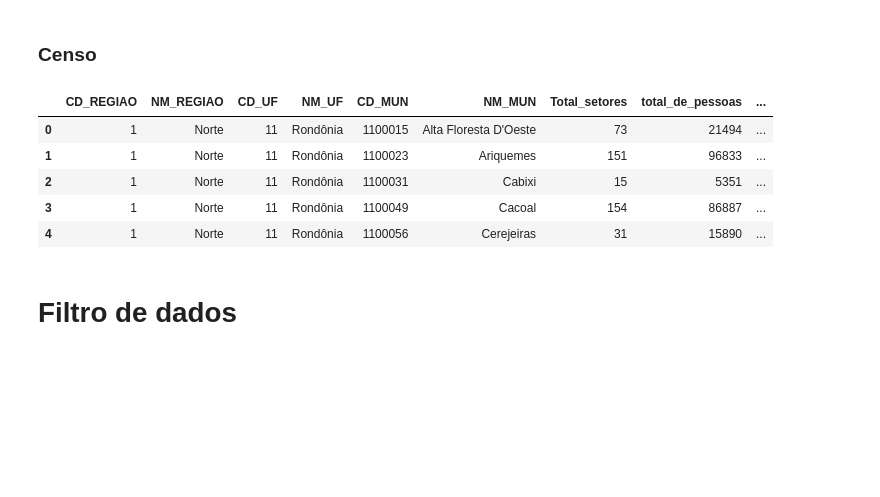
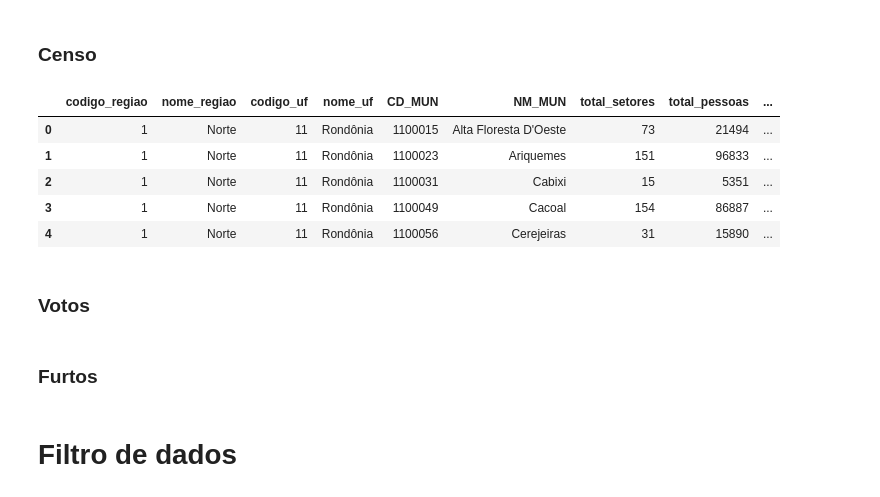
Before and after one commit to JoaoLucas23/BDG, a Jupyter notebook: tratamento_de_dados.ipynb, the cells around one changed output. Saved outputs shown, nothing was run; the diff lists cells and outputs as text; code cells hidden in the pictures; blank space fills up the shorter version.

Commit message:
dado furto

```diff
--- a/tratamento_de_dados.ipynb
+++ b/tratamento_de_dados.ipynb
@@ -114,24 +137,33 @@ df_idh.head(5)
 # %% [markdown]
 ### Censo
-# %%
-# Criar um dicionário de mapeamento a partir do df_dicionario
-mapping = {
-    'v0001': df_dicionario[df_dicionario['VARIÁVEL'] == 'V0001']['DESCRIÇÃO'].values[0].split('(')[0].replace(' ', '_').lower(),
-    'v0002': df_dicionario[df_dicionario['VARIÁVEL'] == 'V0002']['DESCRIÇÃO'].values[0].split('(')[0].replace(' ', '_').lower(),
-    'v0003': df_dicionario[df_dicionario['VARIÁVEL'] == 'V0003']['DESCRIÇÃO'].values[0].split('(')[0].replace(' ', '_').lower(),
-    'v0004': df_dicionario[df_dicionario['VARIÁVEL'] == 'V0004']['DESCRIÇÃO'].values[0].split('(')[0].replace(' ', '_').lower(),
-    'v0005': df_dicionario[df_dicionario['VARIÁVEL'] == 'V0005']['DESCRIÇÃO'].values[0].split('(')[0].replace(' ', '_').lower(),
-    'v0006': df_dicionario[df_dicionario['VARIÁVEL'] == 'V0006']['DESCRIÇÃO'].values[0].split('(')[0].replace(' ', '_').lower(),
-    'v0007': df_dicionario[df_dicionario['VARIÁVEL'] == 'V0007']['DESCRIÇÃO'].values[0].split('(')[0].replace(' ', '_').lower()
-}
-
-# Renomear as colunas do df_censo
-df_censo = df_censo.rename(columns=mapping)
-df_censo.head(5)
-# %% [output]
-|  | CD_REGIAO | NM_REGIAO | CD_UF | NM_UF | CD_MUN | NM_MUN | Total_setores | total_de_pessoas | ... |
-| 0 | 1 | Norte | 11 | Rondônia | 1100015 | Alta Floresta D'Oeste | 73 | 21494 | ... |
-| 1 | 1 | Norte | 11 | Rondônia | 1100023 | Ariquemes | 151 | 96833 | ... |
-| 2 | 1 | Norte | 11 | Rondônia | 1100031 | Cabixi | 15 | 5351 | ... |
-| 3 | 1 | Norte | 11 | Rondônia | 1100049 | Cacoal | 154 | 86887 | ... |
-| 4 | 1 | Norte | 11 | Rondônia | 1100056 | Cerejeiras | 31 | 15890 | ... |
+# %%
+# Criar um dicionário de mapeamento a partir do df_dicionario
+mapping = {
+    'CD_REGIAO': 'codigo_regiao',
+    'NM_REGIAO': 'nome_regiao',
+    'CD_UF': 'codigo_uf',
+    'NM_UF': 'nome_uf',
+    'CD_MUNICIPIO': 'codigo_municipio',
+    'NM_MUNICIPIO': 'nome_municipio',
+    'Total_setores': 'total_setores',
+    'v0001': 'total_pessoas',
+    'v0002': 'total_domicilios',
+    'v0003': 'total_domicilios_particulares',
+    'v0004': 'total_domicilios_coletivos',
+    'v0005': 'media_moradores_domicilio_particular_ocupado',
+    'v0006': 'percentual_domicilios_particulares_ocupados',
+    'v0007': 'total_domicilios_particulares_ocupados',
+}
+
+# Renomear as colunas do df_censo
+df_censo = df_censo.rename(columns=mapping)
+df_censo.head(5)
+# %% [output]
+|  | codigo_regiao | nome_regiao | codigo_uf | nome_uf | CD_MUN | NM_MUN | total_setores | total_pessoas | ... |
+| 0 | 1 | Norte | 11 | Rondônia | 1100015 | Alta Floresta D'Oeste | 73 | 21494 | ... |
+| 1 | 1 | Norte | 11 | Rondônia | 1100023 | Ariquemes | 151 | 96833 | ... |
+| 2 | 1 | Norte | 11 | Rondônia | 1100031 | Cabixi | 15 | 5351 | ... |
+| 3 | 1 | Norte | 11 | Rondônia | 1100049 | Cacoal | 154 | 86887 | ... |
+| 4 | 1 | Norte | 11 | Rondônia | 1100056 | Cerejeiras | 31 | 15890 | ... |
+# %% [markdown]
+### Votos
@@ -137,0 +177,2 @@ df_censo.head(5)
+# %% [markdown]
+### Furtos
```
Also changed, not shown: parts of 12 cells of this notebook.
